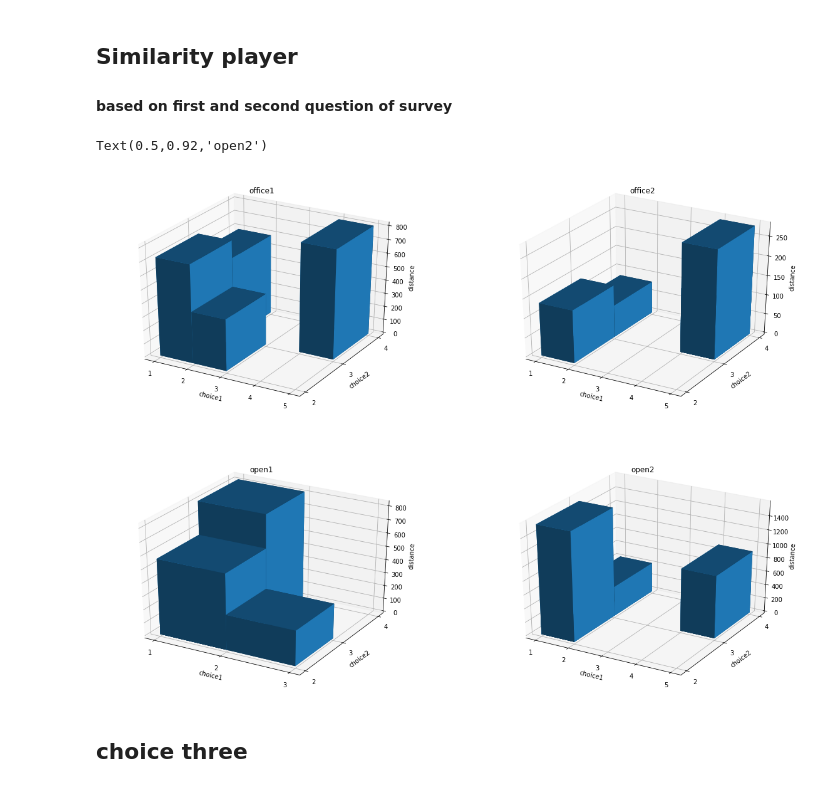
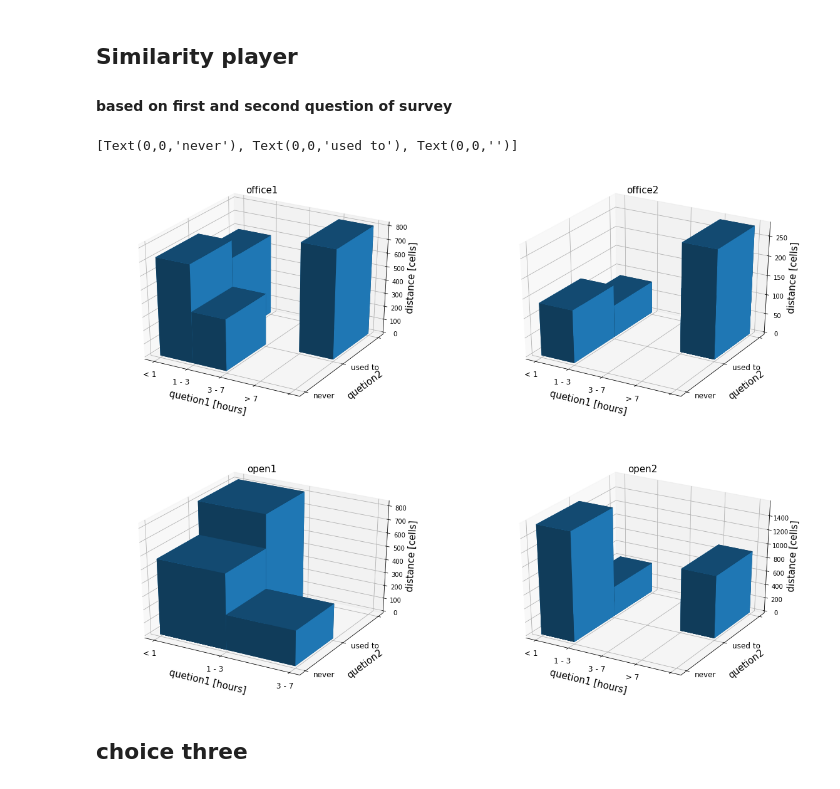
Before and after one commit to Simone94Richter/human-and-robotic-exploration, a Jupyter notebook: python/survey_analysis.ipynb, the cells around one changed output. Cells and saved outputs as stored; diff of their text form; code cells hidden in the pictures.

```diff
--- a/python/survey_analysis.ipynb
+++ b/python/survey_analysis.ipynb
@@ -312,14 +311,14 @@ mean:  141.50768791800883
 # %% [markdown]
 ## area explored
 # %%
-def Neighbors(coordinate, r):
+def neighbors(coordinate, r):
     resList = []
     for i in range(-r, r + 1):
         for j in range(-r, r + 1):
             resList.append([coordinate[0] + i, coordinate[1] + j])
     return np.array(resList)
 # %%
-def AreaExplored(fileDir,resultFileName, r, plot=False):
+def areaExplored(fileDir,resultFileName, r, plot=False):
     completePath = fileDir + "/" + resultFileName
 
     countFreeTile = 0
@@ -349,7 +348,7 @@ def AreaExplored(fileDir,resultFileName, r, plot=False):
         x,z = array_position[i].split(",")
         x, z = rotate(int(x),int(z), origin, mapName)
 
-        area = Neighbors([x, z], r)
+        area = neighbors([x, z], r)
         for a in area.tolist():
             if a not in exploredTiles:
                 exploredTiles.append(a)
@@ -443,7 +442,7 @@ while(surveyFinished == False):
                         resultIp = resultData["ip"]
                         resultMap = resultData["mapName"]
                         if resultIp == surveyIp and resultMap == mapUsed:
-                            area = AreaExplored(humanResultDir, fileName_prefix + str(startResultIndex) + fileName_suffix, 3)
+                            area = areaExplored(humanResultDir, fileName_prefix + str(startResultIndex) + fileName_suffix, 3)
                             explored_dict[surveyIp] = np.array([choicethree, area])
                         startResultIndex += 1
                 else:
@@ -493,51 +492,72 @@ def barCoordinate(distance_dict, player_choices):
 # %%
 %matplotlib inline
 fig = plt.figure(figsize=(20, 15))
 uff1 = fig.add_subplot(221, projection='3d')
 uff2 = fig.add_subplot(222, projection='3d')
 open1 = fig.add_subplot(223, projection='3d')
 open2 = fig.add_subplot(224,projection='3d')
 
 x_uff1, y_uff1, bottom_uff1, width_uff1, depth_uff1, top_uff1 = barCoordinate(distance_uffici1, player_survey_choices)
 x_uff2, y_uff2, bottom_uff2, width_uff2, depth_uff2, top_uff2 = barCoordinate(distance_uffici2, player_survey_choices)
 x_open1, y_open1, bottom_open1, width_open1, depth_open1, top_open1 = barCoordinate(distance_open1, player_survey_choices)
 x_open2, y_open2, bottom_open2, width_open2, depth_open2, top_open2 = barCoordinate(distance_open2, player_survey_choices)
 
 uff1.bar3d(x_uff1, y_uff1, bottom_uff1, width_uff1, depth_uff1, top_uff1)
 uff2.bar3d(x_uff2, y_uff2, bottom_uff2, width_uff2, depth_uff2, top_uff2)
 open1.bar3d(x_open1, y_open1, bottom_open1, width_open1, depth_open1, top_open1)
 open2.bar3d(x_open2, y_open2, bottom_open2, width_open2, depth_open2, top_open2)
 
-uff1.set_xlabel("choice1")
-uff1.set_ylabel("choice2")
-uff1.set_zlabel("distance")
+uff1.set_xlabel("quetion1 [hours]", fontsize = 15)
+uff1.set_ylabel("quetion2", fontsize = 15)
+uff1.set_zlabel("distance [cells]", fontsize = 15)
 uff1.xaxis.set_major_locator(ticker.MultipleLocator(1))
 uff1.yaxis.set_major_locator(ticker.MultipleLocator(1))
-uff1.set_title("office1")
+uff1.set_title("office1",fontsize = 15)
+uff1.xaxis.labelpad = 12
+uff1.yaxis.labelpad = 12
 
-uff2.set_xlabel("choice1")
-uff2.set_ylabel("choice2")
-uff2.set_zlabel("distance")
+uff2.set_xlabel("quetion1 [hours]", fontsize = 15)
+uff2.set_ylabel("quetion2", fontsize = 15)
+uff2.set_zlabel("distance [cells]", fontsize = 15)
 uff2.xaxis.set_major_locator(ticker.MultipleLocator(1))
 uff2.yaxis.set_major_locator(ticker.MultipleLocator(1))
-uff2.set_title("office2")
+uff2.set_title("office2",fontsize = 15)
+uff2.xaxis.labelpad = 12
+uff2.yaxis.labelpad = 12
 
-open1.set_xlabel("choice1")
-open1.set_ylabel("choice2")
-open1.set_zlabel("distance")
+open1.set_xlabel("quetion1 [hours]", fontsize = 15)
+open1.set_ylabel("quetion2", fontsize = 15)
+open1.set_zlabel("distance [cells]", fontsize = 15)
 open1.xaxis.set_major_locator(ticker.MultipleLocator(1))
 open1.yaxis.set_major_locator(ticker.MultipleLocator(1))
-open1.set_title("open1")
+open1.set_title("open1",fontsize = 15)
+open1.xaxis.labelpad = 12
+open1.yaxis.labelpad = 12
 
-open2.set_xlabel("choice1")
-open2.set_ylabel("choice2")
-open2.set_zlabel("distance")
+open2.set_xlabel("quetion1 [hours]", fontsize = 15)
+open2.set_ylabel("quetion2", fontsize = 15)
+open2.set_zlabel("distance [cells]", fontsize = 15)
 open2.xaxis.set_major_locator(ticker.MultipleLocator(1))
 open2.yaxis.set_major_locator(ticker.MultipleLocator(1))
-open2.set_title("open2")
+open2.set_title("open2", fontsize=15)
+open2.xaxis.labelpad = 12
+open2.yaxis.labelpad = 12
+
+
+uff1.set_xticklabels(["< 1", "1 - 3 ", "3 - 7", " > 7", ""],fontsize=12)
+uff1.set_yticklabels(["never", "used to", ""],fontsize=12, horizontalalignment='left', verticalalignment='bottom')
+
+uff2.set_xticklabels(["< 1", "1 - 3 ", "3 - 7", " > 7", ""],fontsize=12)
+uff2.set_yticklabels(["never", "used to", ""],fontsize=12, horizontalalignment='left', verticalalignment='bottom')
+
+open1.set_xticklabels(["< 1", "1 - 3 ", "3 - 7"],fontsize=12)
+open1.set_yticklabels(["never", "used to", ""],fontsize=12, horizontalalignment='left', verticalalignment='bottom')
+
+open2.set_xticklabels(["< 1", "1 - 3 ", "3 - 7", " > 7", ""],fontsize=12)
+open2.set_yticklabels(["never", "used to", ""],fontsize=12, horizontalalignment='left', verticalalignment='bottom')
 # %% [output]
-Text(0.5,0.92,'open2')
+[Text(0,0,'never'), Text(0,0,'used to'), Text(0,0,'')]
-[figure, old version]
+[figure, new version]
 # %% [markdown]
 ## choice three
 # %%
```
Also changed, not shown: parts of 6 cells of this notebook, 2 other files.
